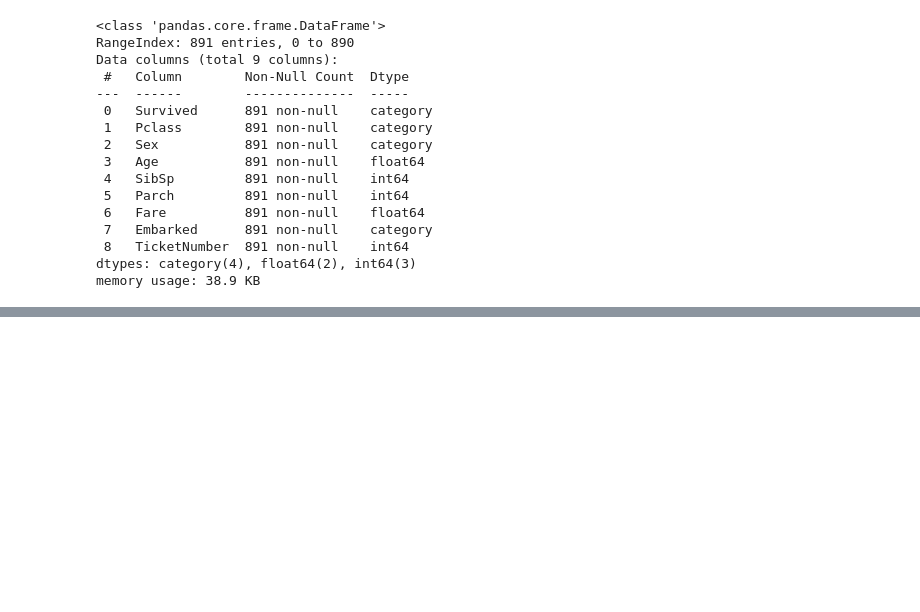
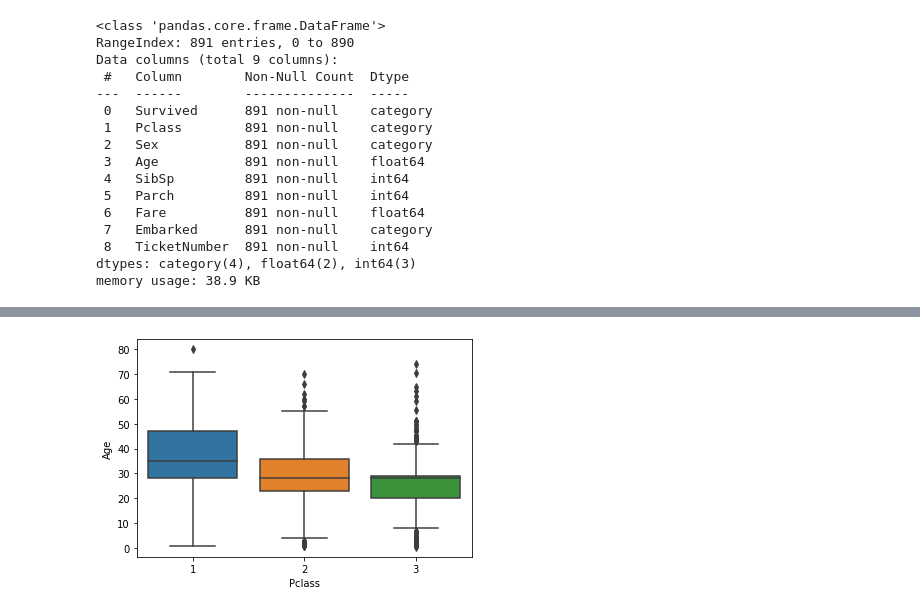
Before and after one commit to edoofra/Titanic-Survived-Prediction-ML-classification, a Jupyter notebook: titanic-survived-prediction-ml-classification.ipynb, the cells around one changed output, grey strips where cells are left out. Cells and saved outputs as stored; diff of their text form; code cells hidden in the pictures; blank space fills up the shorter version.

```diff
--- a/titanic-survived-prediction-ml-classification.ipynb
+++ b/titanic-survived-prediction-ml-classification.ipynb
@@ -270,0 +285,5 @@ memory usage: 38.9 KB
+# %%
+# distribuzione dei passeggeri sulla base di età e classe
+s = sns.boxplot(data = trainData, x = 'Pclass', y = 'Age')
+# %% [output]
+[figure, added]
```
Also changed, not shown: parts of 8 cells of this notebook.
